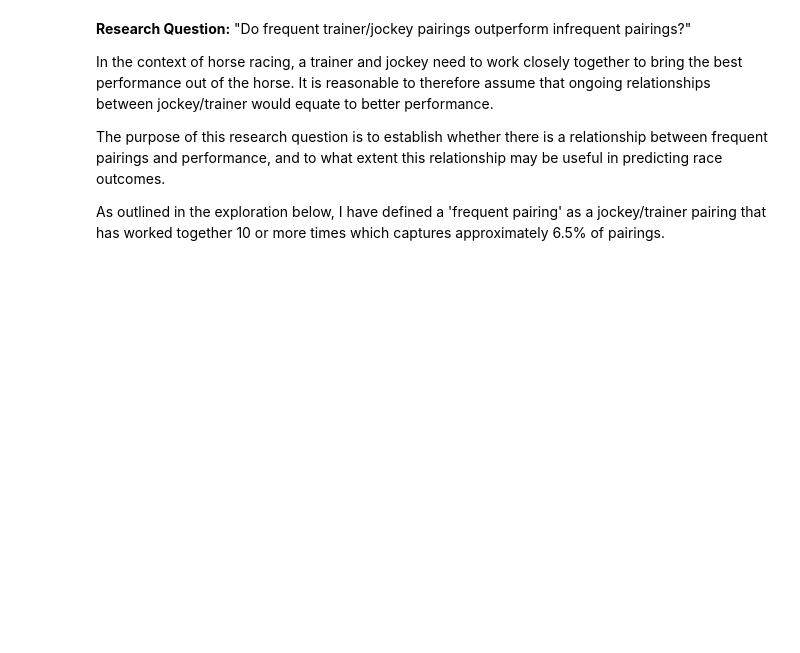
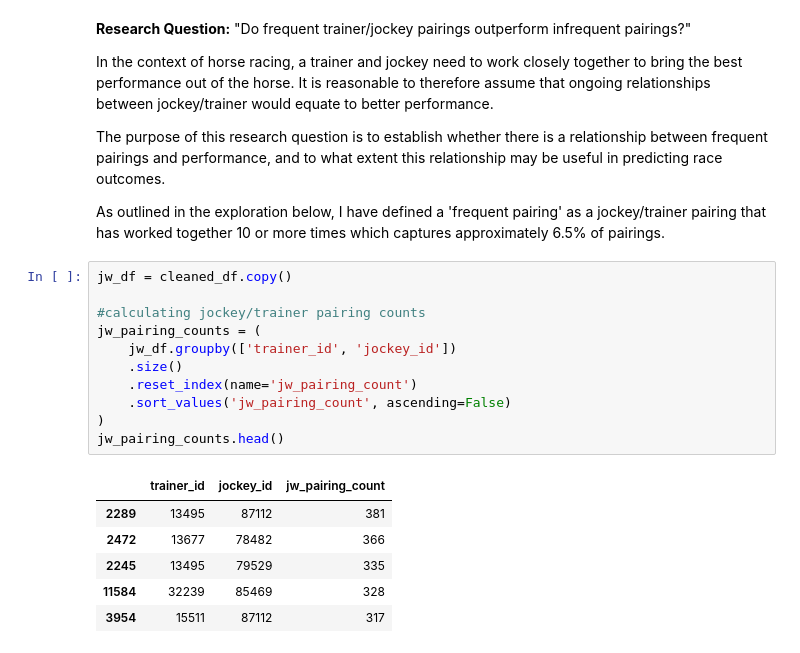
Before and after one commit to Kobeonekenobe/GroupProject3, a Jupyter notebook: GroupProject3.ipynb, the cells around one changed output. Drawn from its saved outputs; the diff is of its cells as text; blank space fills up the shorter version.

```diff
--- a/GroupProject3.ipynb
+++ b/GroupProject3.ipynb
@@ -203,3 +203,21 @@ In the context of horse racing, a trainer and jockey need to work closely togeth
 The purpose of this research question is to establish whether there is a relationship between frequent pairings and performance, and to what extent this relationship may be useful in predicting race outcomes.
 
 As outlined in the exploration below, I have defined a 'frequent pairing' as a jockey/trainer pairing that has worked together 10 or more times which captures approximately 6.5% of pairings.
+# %%
+jw_df = cleaned_df.copy()
+
+#calculating jockey/trainer pairing counts
+jw_pairing_counts = (
+    jw_df.groupby(['trainer_id', 'jockey_id'])
+    .size()
+    .reset_index(name='jw_pairing_count')
+    .sort_values('jw_pairing_count', ascending=False)
+)
+jw_pairing_counts.head()
+# %% [output]
+|  | trainer_id | jockey_id | jw_pairing_count |
+| 2289 | 13495 | 87112 | 381 |
+| 2472 | 13677 | 78482 | 366 |
+| 2245 | 13495 | 79529 | 335 |
+| 11584 | 32239 | 85469 | 328 |
+| 3954 | 15511 | 87112 | 317 |
```
Also changed, not shown: parts of 15 cells of this notebook.
